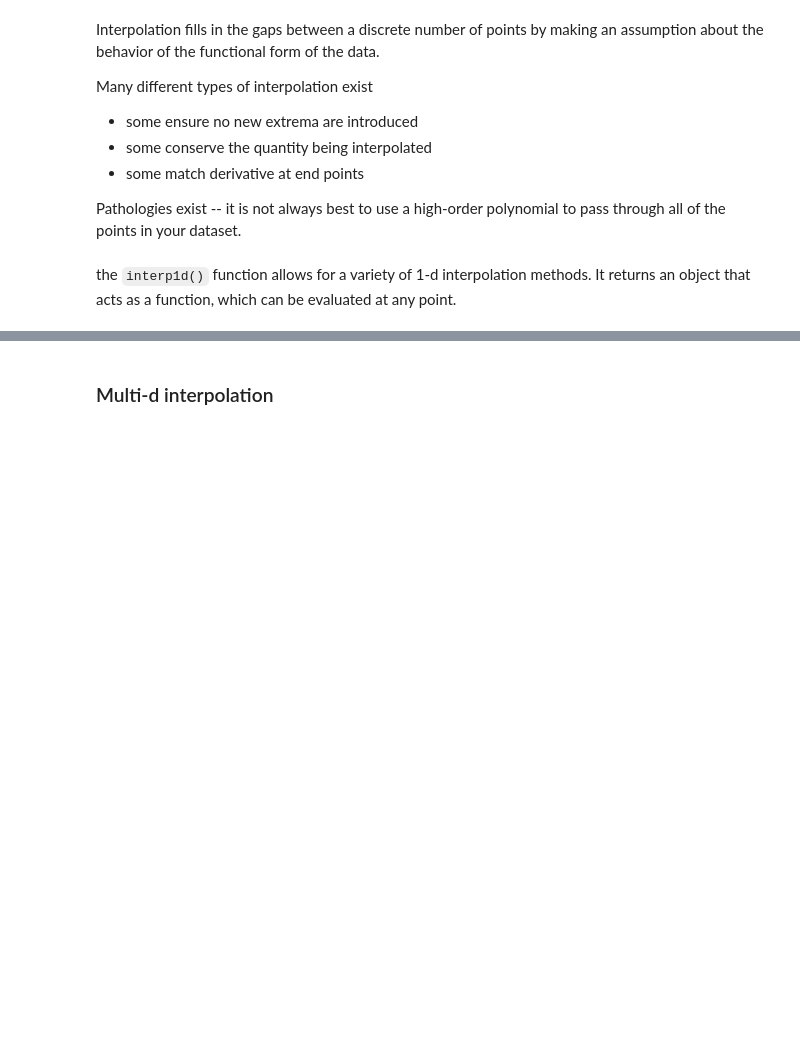
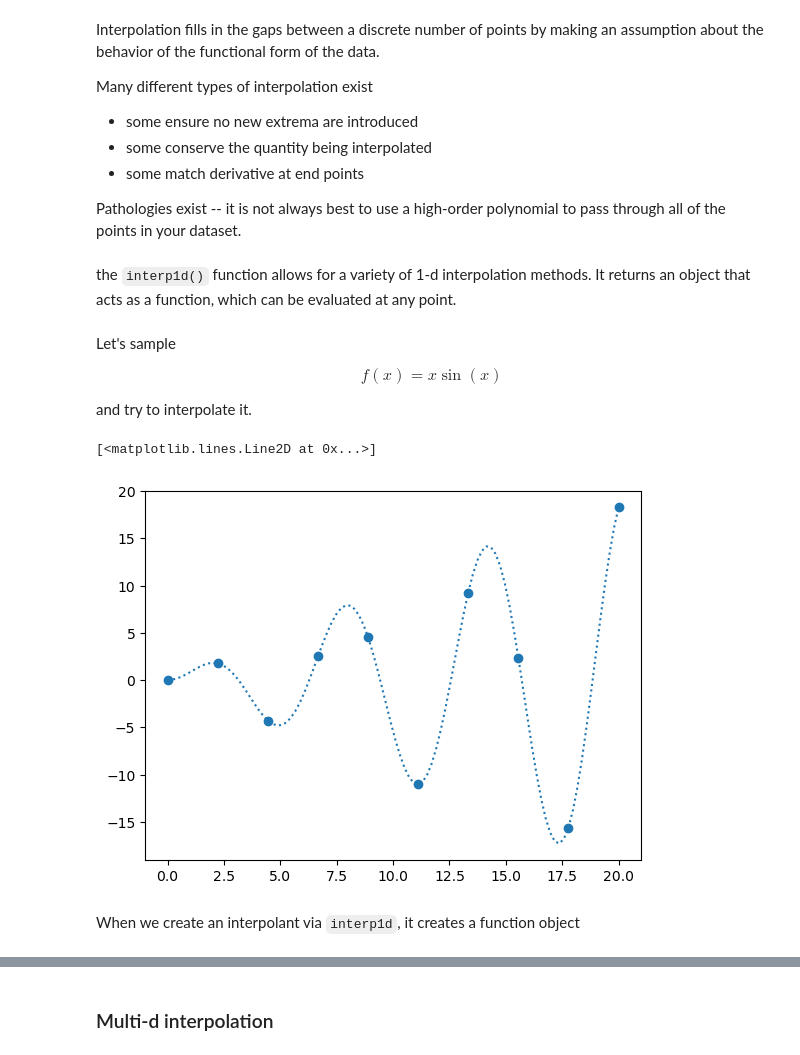
Before and after one commit to sbu-python-class/python-science, a Jupyter notebook: content/05-scipy/scipy-basics.ipynb, the cells around one changed output, grey strips where cells are left out. Cells and saved outputs as stored; diff of their text form; code cells hidden in the pictures; blank space fills up the shorter version.

```diff
--- a/content/05-scipy/scipy-basics.ipynb
+++ b/content/05-scipy/scipy-basics.ipynb
@@ -161,0 +177,6 @@ ax.legend(frameon=False, loc="best")
+# %% [markdown]
+Let's sample
+
+$$f(x) = x \sin(x)$$
+
+and try to interpolate it.
@@ -161,0 +191,12 @@ ax.legend(frameon=False, loc="best")
+# %%
+fig, ax = plt.subplots()
+
+x_fine = np.linspace(0, 20, 10*N)
+
+ax.scatter(x, y)
+ax.plot(x_fine, f_exact(x_fine), ls=":", label="original function")
+# %% [output]
+[<matplotlib.lines.Line2D at 0x...>]
+[figure, added]
+# %% [markdown]
+When we create an interpolant via `interp1d`, it creates a function object
```
Also changed, not shown: parts of 57 cells of this notebook.
